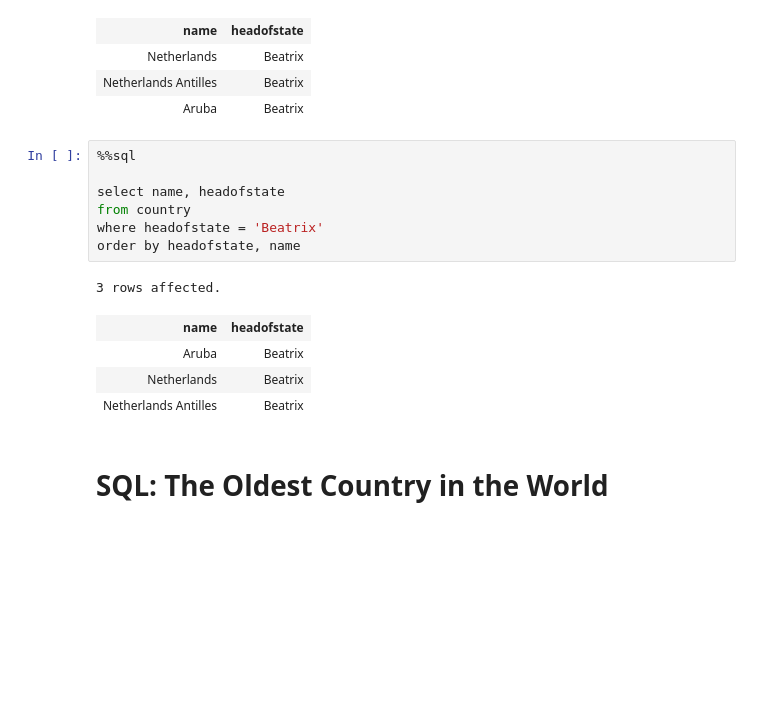
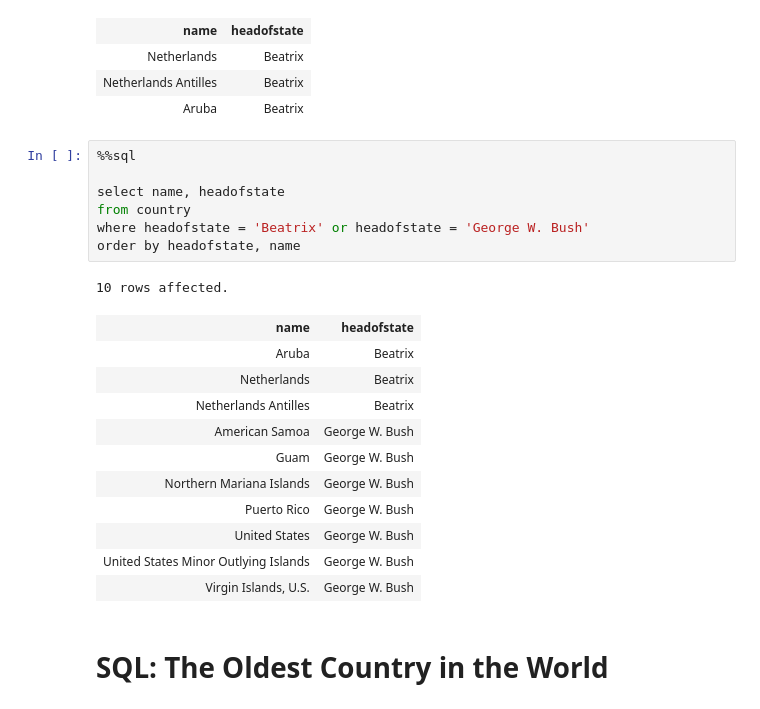
Before and after one commit to LutherCS/dmq-class-pub, a Jupyter notebook: Introduction.ipynb, the cells around one changed output. Cells and saved outputs as stored; diff of their text form; blank space fills up the shorter version.

```diff
--- a/Introduction.ipynb
+++ b/Introduction.ipynb
@@ -402,16 +425,23 @@ order by headofstate
 # %%
 %%sql
 
 select name, headofstate
 from country
-where headofstate = 'Beatrix'
+where headofstate = 'Beatrix' or headofstate = 'George W. Bush'
 order by headofstate, name
 # %% [output]
-3 rows affected.
+10 rows affected.
 | name | headofstate |
 | Aruba | Beatrix |
 | Netherlands | Beatrix |
 | Netherlands Antilles | Beatrix |
+| American Samoa | George W. Bush |
+| Guam | George W. Bush |
+| Northern Mariana Islands | George W. Bush |
+| Puerto Rico | George W. Bush |
+| United States | George W. Bush |
+| United States Minor Outlying Islands | George W. Bush |
+| Virgin Islands, U.S. | George W. Bush |
 # %% [markdown]
 # SQL: The Oldest Country in the World
 # %%
```
Also changed, not shown: parts of 10 cells of this notebook.
